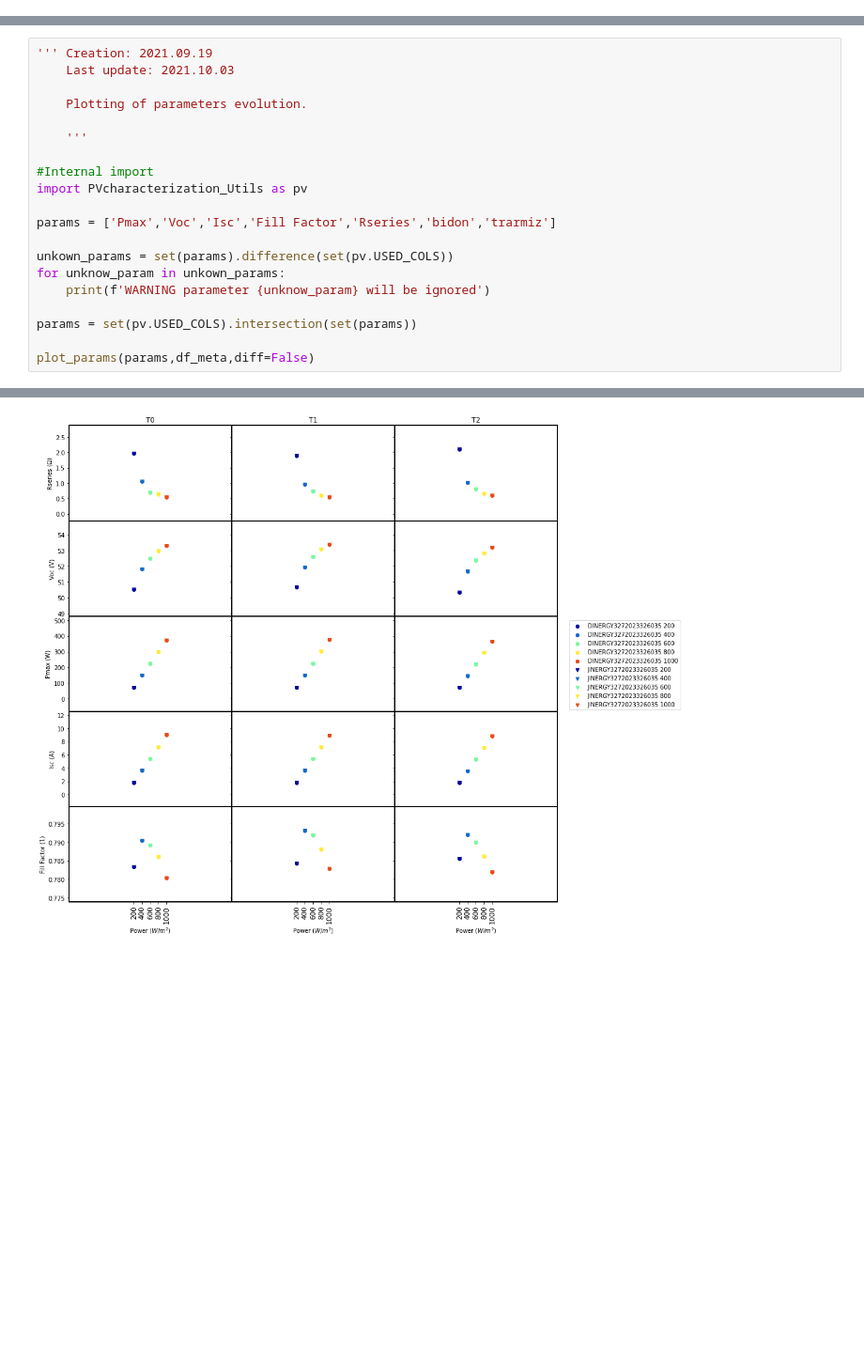
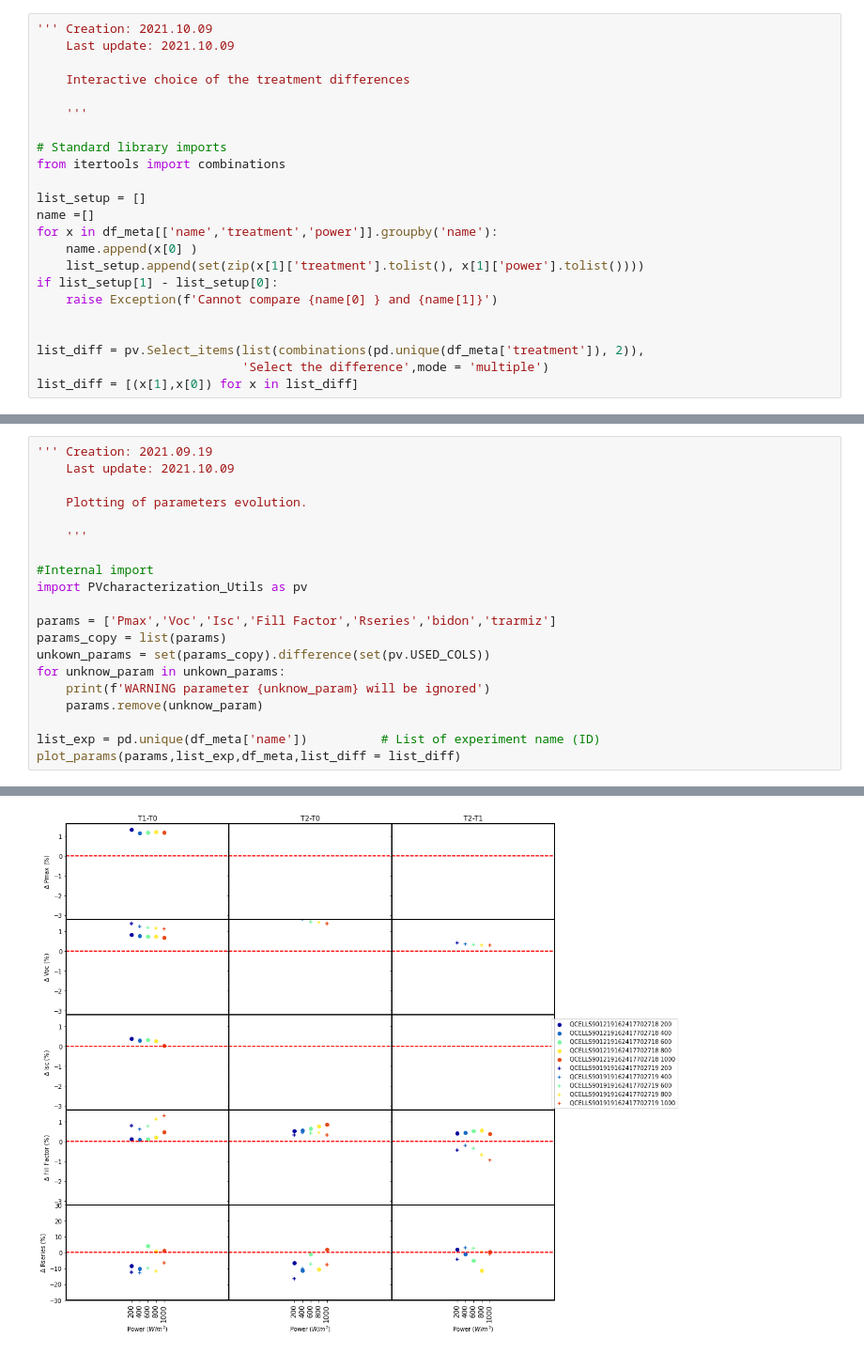
Before and after one commit to Bertin-fap/PVcharacterization, a Jupyter notebook: Module_aging.ipynb, the cells around one changed output, grey strips where cells are left out. Shown: that part at 94% size. Saved outputs shown, nothing was run; the diff lists cells and outputs as text; blank space fills up the shorter version.

```diff
--- a/Module_aging.ipynb
+++ b/Module_aging.ipynb
@@ -76,3 +118,26 @@ df_meta.head(3)
+# %%
+''' Creation: 2021.10.09
+    Last update: 2021.10.09
+
+    Interactive choice of the treatment differences
+
+    '''
+
+# Standard library imports
+from itertools import combinations
+
+list_setup = []
+name =[]
+for x in df_meta[['name','treatment','power']].groupby('name'):
+    name.append(x[0] )
+    list_setup.append(set(zip(x[1]['treatment'].tolist(), x[1]['power'].tolist())))
+if list_setup[1] - list_setup[0]:
+    raise Exception(f'Cannot compare {name[0] } and {name[1]}')
+
+
+list_diff = pv.Select_items(list(combinations(pd.unique(df_meta['treatment']), 2)),
+                            'Select the difference',mode = 'multiple')
+list_diff = [(x[1],x[0]) for x in list_diff]
 # %%
 def set_min_max_param(df_meta,diff=False):
 
@@ -221,6 +305,6 @@ def plot_params(params, df_meta,diff=False):
 # %%
 ''' Creation: 2021.09.19
-    Last update: 2021.10.03
+    Last update: 2021.10.09
 
     Plotting of parameters evolution.
 
@@ -230,12 +314,12 @@ def plot_params(params, df_meta,diff=False):
 import PVcharacterization_Utils as pv
 
 params = ['Pmax','Voc','Isc','Fill Factor','Rseries','bidon','trarmiz']
-
-unkown_params = set(params).difference(set(pv.USED_COLS))
+params_copy = list(params)
+unkown_params = set(params_copy).difference(set(pv.USED_COLS))
 for unknow_param in unkown_params:
     print(f'WARNING parameter {unknow_param} will be ignored')
+    params.remove(unknow_param)
 
-params = set(pv.USED_COLS).intersection(set(params))
-
-plot_params(params,df_meta,diff=False)
+list_exp = pd.unique(df_meta['name'])          # List of experiment name (ID)
+plot_params(params,list_exp,df_meta,list_diff = list_diff)
 # %% [output]
@@ -244,4 +328,4 @@ WARNING parameter bidon will be ignored
-[figure, old version]
+[figure, new version]
 # %%
 ''' Creation: 2021.09.19
     Last update: 2021.09.20
```
Also changed, not shown: parts of 6 cells of this notebook, 6 other files.
